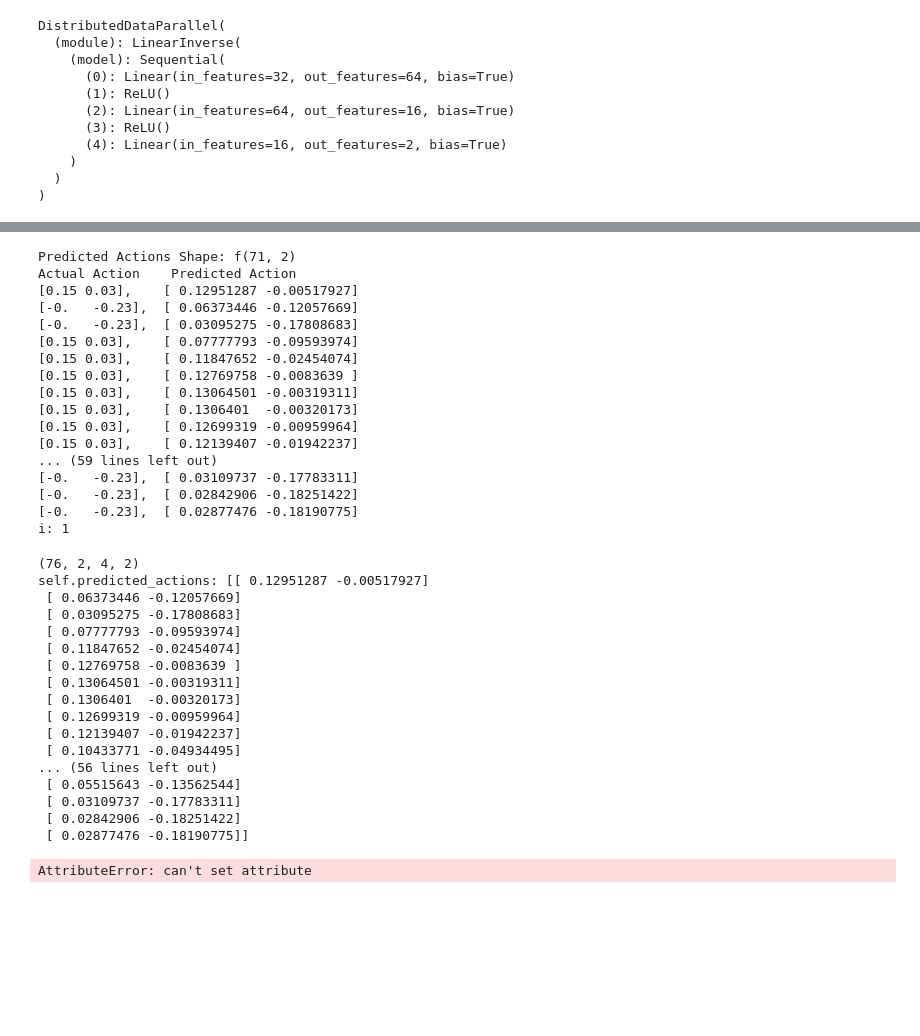
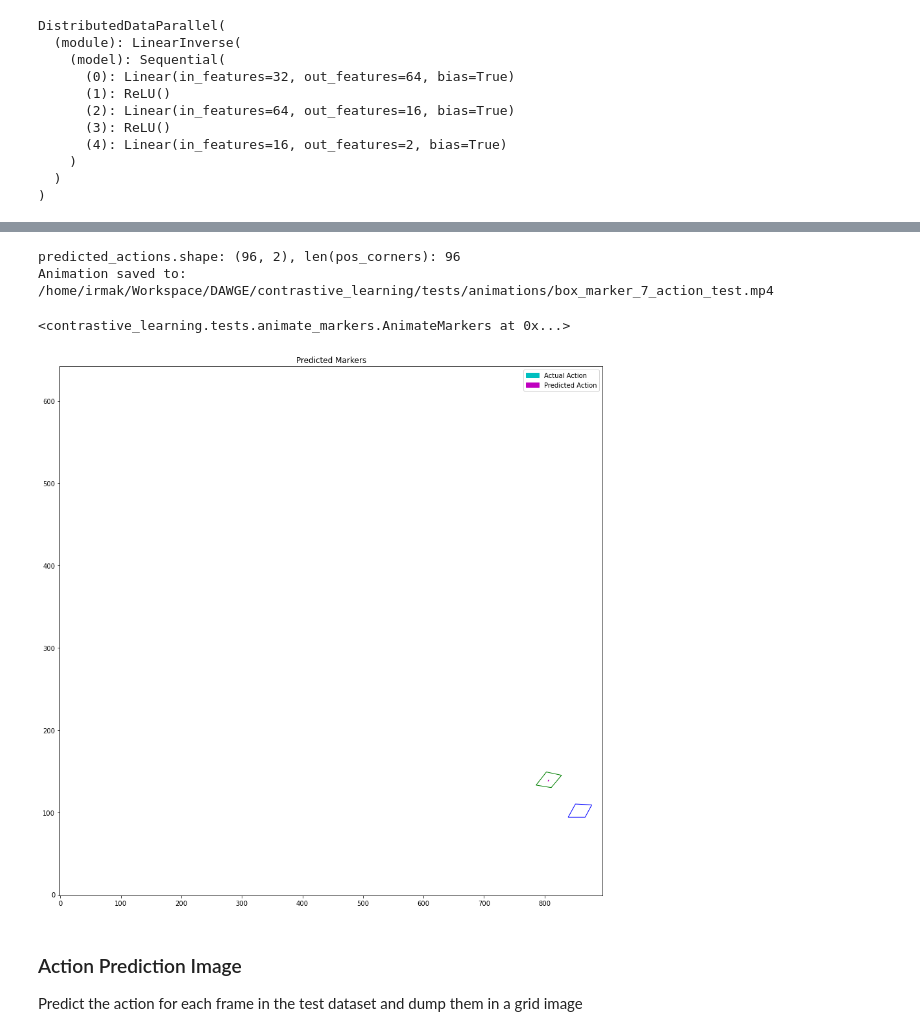
Before and after one commit to irmakguzey/DAWGE, a Jupyter notebook: contrastive_learning/notebooks/pli_test.ipynb, the cells around one changed output, grey strips where cells are left out. Saved outputs shown, nothing was run; the diff lists cells and outputs as text; code cells hidden in the pictures; blank space fills up the shorter version.

Commit message:
pli test completed

```diff
--- a/contrastive_learning/notebooks/pli_test.ipynb
+++ b/contrastive_learning/notebooks/pli_test.ipynb
@@ -49,48 +57,7 @@ DistributedDataParallel(
 # %%
-demo_name = 'box_marker_35'
+demo_name = 'box_marker_7'
 data_dir = '/home/irmak/Workspace/DAWGE/src/dawge_planner/data/{}'.format(demo_name)
 dump_dir = '/home/irmak/Workspace/DAWGE/contrastive_learning/tests/animations'
-dump_file = '{}_test.mp4'.format(demo_name)
+dump_file = '{}_action_test.mp4'.format(demo_name)
 
 fps = 15
-# %%
-# Get the dataset
-# demo_name = 'box_marker_35'
-# data_dir = '/home/irmak/Workspace/DAWGE/src/dawge_planner/data/{}'.format(demo_name)
-
-dataset = StateDataset(data_dir, single_dir=True)
-predicted_actions = np.zeros((len(dataset), 2))
-print(f'Predicted Actions Shape: f{predicted_actions.shape}')
-test_loader = data.DataLoader(dataset, batch_size=cfg.batch_size, shuffle=False, num_workers=4)
-
-for i, batch in enumerate(test_loader):
-    curr_pos, next_pos, action = [b.to(device) for b in batch]
-#     print('curr_pos: {}, next_pos: {}, action: {}'.format(curr_pos, next_pos, action))
-    pred_action = lin_model(curr_pos, next_pos)
-
-    print('Actual Action \t Predicted Action')
-    for j in range(len(action)):
-        print('{}, \t{}'.format(np.around(dataset.denormalize_action(action[j][0].cpu().detach().numpy()), 2),
-                                          dataset.denormalize_action(pred_action[j][0].cpu().detach().numpy())))
-        predicted_actions[i*cfg.batch_size+j,:] = dataset.denormalize_action(pred_action[j][0].cpu().detach().numpy())
-
-with open(os.path.join(data_dir, 'predicted_actions.npy'), 'wb') as f:
-    np.save(f, predicted_actions)
-# %% [output]
-Predicted Actions Shape: f(71, 2)
-Actual Action    Predicted Action
-[0.15 0.03],    [ 0.12951287 -0.00517927]
-[-0.   -0.23],  [ 0.06373446 -0.12057669]
-[-0.   -0.23],  [ 0.03095275 -0.17808683]
-[0.15 0.03],    [ 0.07777793 -0.09593974]
-[0.15 0.03],    [ 0.11847652 -0.02454074]
-[0.15 0.03],    [ 0.12769758 -0.0083639 ]
-[0.15 0.03],    [ 0.13064501 -0.00319311]
-[0.15 0.03],    [ 0.1306401  -0.00320173]
-[0.15 0.03],    [ 0.12699319 -0.00959964]
-[0.15 0.03],    [ 0.12139407 -0.01942237]
-... (59 lines left out)
-[-0.   -0.23],  [ 0.03109737 -0.17783311]
-[-0.   -0.23],  [ 0.02842906 -0.18251422]
-[-0.   -0.23],  [ 0.02877476 -0.18190775]
-i: 1
@@ -97,29 +66,18 @@ i: 1
 # %%
 AnimateMarkers(
     data_dir = data_dir,
     dump_dir = dump_dir,
-    dump_file = f'marker_{dump_file}',
+    dump_file = dump_file,
     fps = fps,
     mult_traj = False,
     show_predicted_action = True
-)
+) # Saves them in the given dump_file
 # %% [output]
-(76, 2, 4, 2)
-self.predicted_actions: [[ 0.12951287 -0.00517927]
- [ 0.06373446 -0.12057669]
- [ 0.03095275 -0.17808683]
- [ 0.07777793 -0.09593974]
- [ 0.11847652 -0.02454074]
- [ 0.12769758 -0.0083639 ]
- [ 0.13064501 -0.00319311]
- [ 0.1306401  -0.00320173]
- [ 0.12699319 -0.00959964]
- [ 0.12139407 -0.01942237]
- [ 0.10433771 -0.04934495]
-... (56 lines left out)
- [ 0.05515643 -0.13562544]
- [ 0.03109737 -0.17783311]
- [ 0.02842906 -0.18251422]
- [ 0.02877476 -0.18190775]]
+predicted_actions.shape: (96, 2), len(pos_corners): 96
+Animation saved to: /home/irmak/Workspace/DAWGE/contrastive_learning/tests/animations/box_marker_7_action_test.mp4
-AttributeError: can't set attribute
+<contrastive_learning.tests.animate_markers.AnimateMarkers at 0x...>
+[figure, added]
+# %% [markdown]
+### Action Prediction Image
+Predict the action for each frame in the test dataset and dump them in a grid image
 # %%
```
Also changed, not shown: parts of 14 cells of this notebook, 4 other files.
